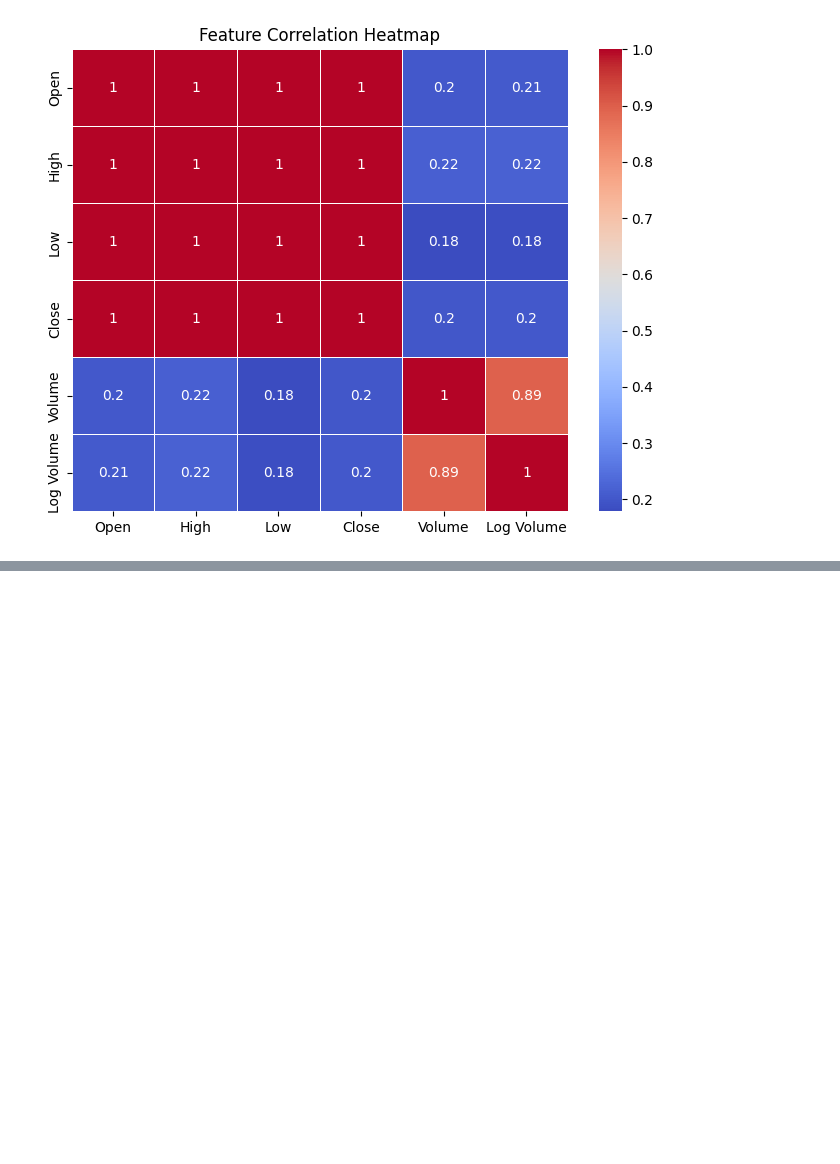
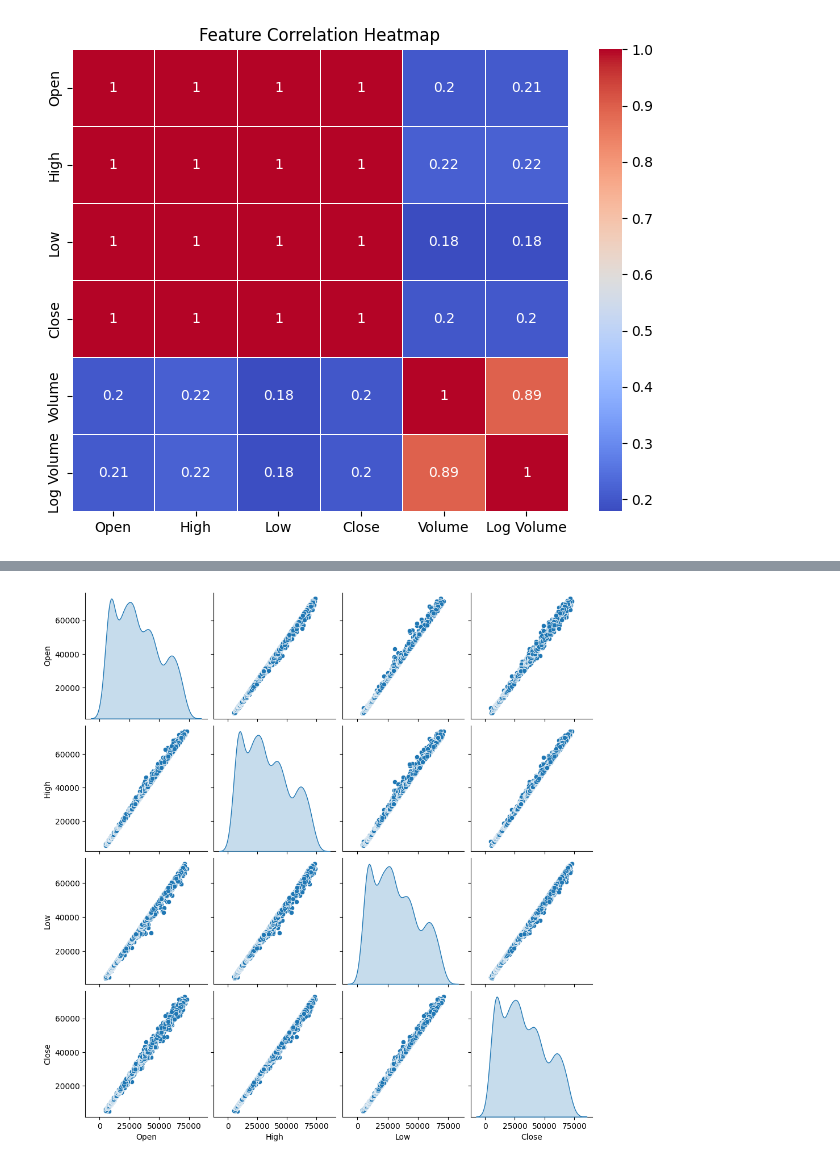
Before and after one commit to safwanakbar86/bitcoin_price_predictor, a Jupyter notebook: proj_temp.ipynb, the cells around one changed output, grey strips where cells are left out. Drawn from its saved outputs; the diff is of its cells as text; code cells hidden in the pictures; blank space fills up the shorter version.

```diff
--- a/proj_temp.ipynb
+++ b/proj_temp.ipynb
@@ -537,0 +389,5 @@ Passing `palette` without assigning `hue` is deprecated and will be removed in v
+# %%
+sns.pairplot(bitcoin_df[['Open', 'High', 'Low', 'Close']], diag_kind='kde')
+plt.show()
+# %% [output]
+[figure, added]
```
Also changed, not shown: parts of 10 cells of this notebook.
